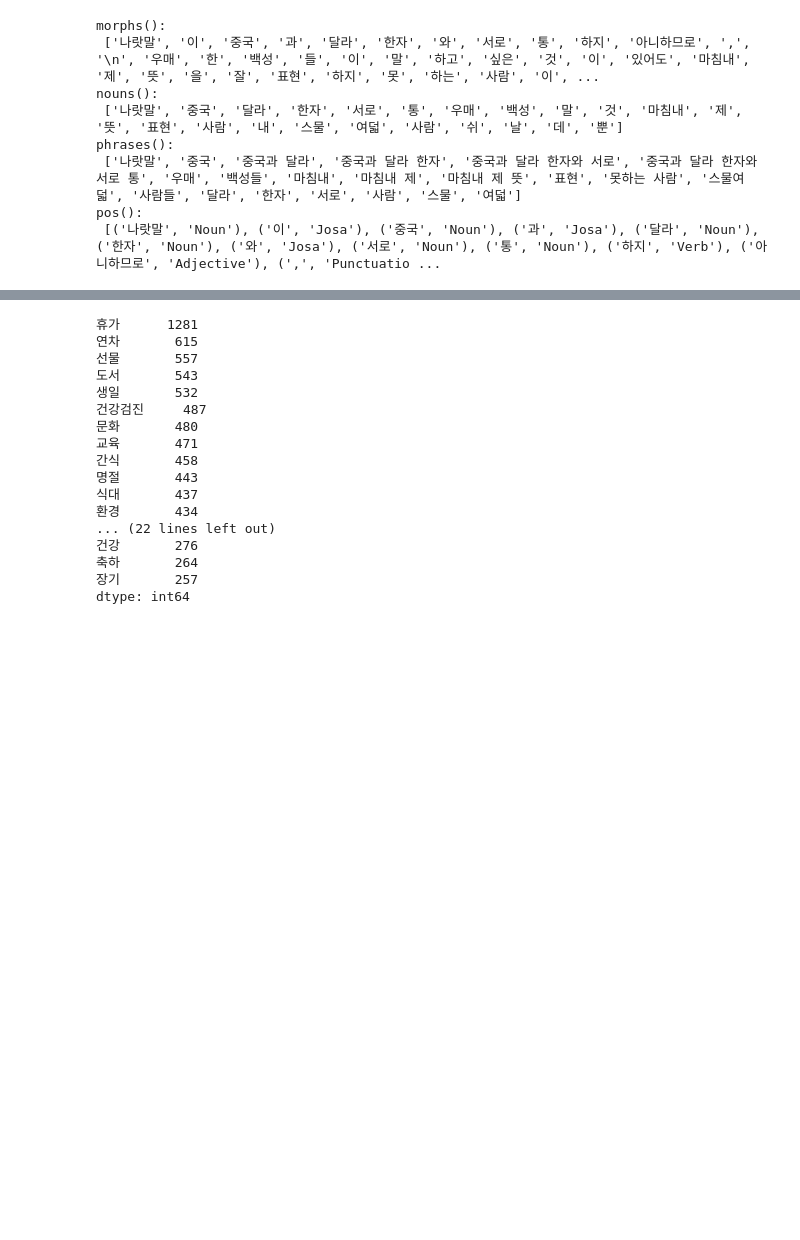
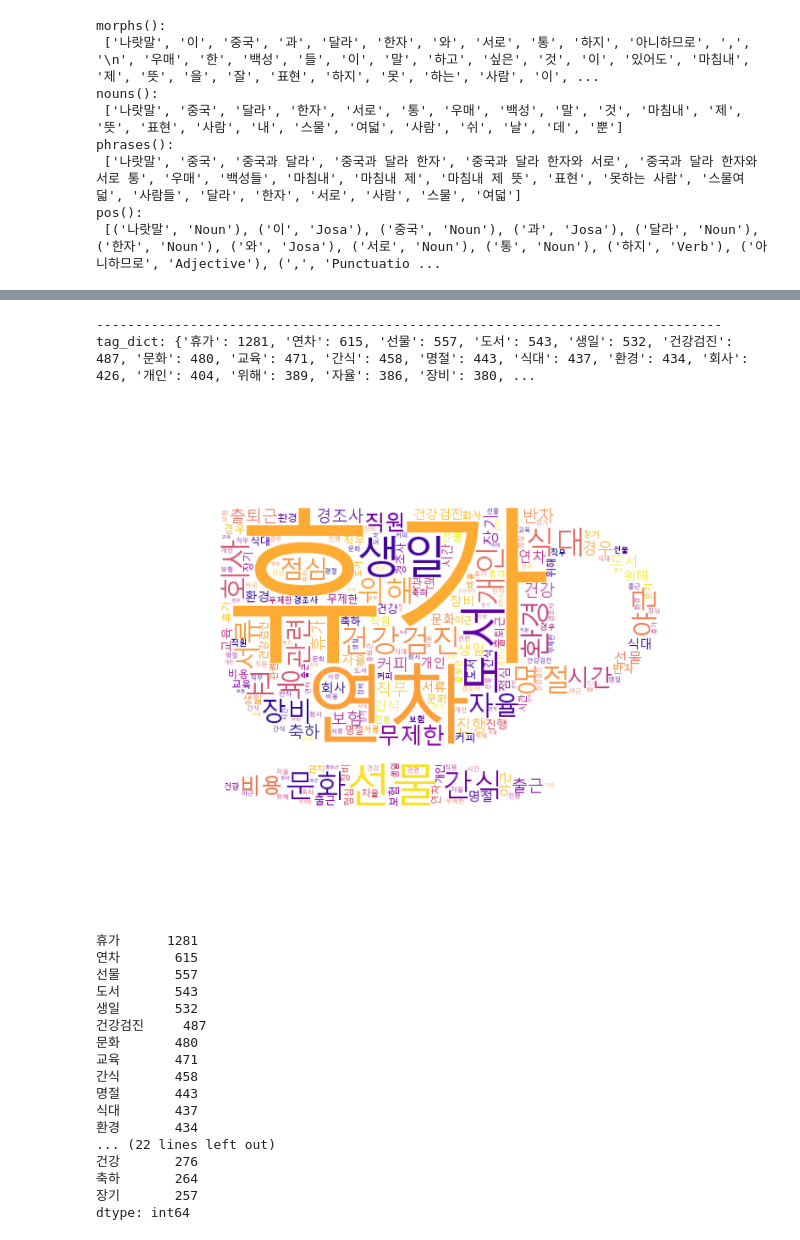
Before and after one commit to matdongsan5/Project, a Jupyter notebook: Crawrl_이정욱/make_wordcolud.ipynb, the cells around one changed output, grey strips where cells are left out. Saved outputs shown, nothing was run; the diff lists cells and outputs as text; code cells hidden in the pictures; blank space fills up the shorter version.

```diff
--- a/Crawrl_이정욱/make_wordcolud.ipynb
+++ b/Crawrl_이정욱/make_wordcolud.ipynb
@@ -277,3 +277,11 @@ tag_dict: {'휴가': 1281, '연차': 615, '선물': 557, '도서': 543, '생일'
+# %%
+stopwords = ['사내','성장','사용','운영','제도','및', '지원', '제공', '복지', '수', '비','등','시','채용','위','팀','혜택','지급','업무','근무']
+# stopwords = []
+make_wordcloud_ph(benefit,stopwords, 50, image1='cup.png')
+# %% [output]
+--------------------------------------------------------------------------------
+tag_dict: {'휴가': 1281, '연차': 615, '선물': 557, '도서': 543, '생일': 532, '건강검진': 487, '문화': 480, '교육': 471, '간식': 458, '명절': 443, '식대': 437, '환경': 434, '회사': 426, '개인': 404, '위해': 389, '자율': 386, '장비': 380, ...
+[figure, added]
 # %%
 fitSR = pd.Series({'휴가': 1281, '연차': 615, '선물': 557, '도서': 543, '생일': 532, '건강검진': 487, '문화': 480, '교육': 471, '간식': 458, '명절': 443, '식대': 437, '환경': 434, '회사': 426, '개인': 404, '위해': 389, '자율': 386, '장비': 380, '서류': 378, '관련': 373, '야근': 367, '점심': 365, '시간': 351, '무제한': 346, '비용': 336, '직원': 327, '경조사': 314, '직무': 310, '진행': 308, '경우': 307, '출근': 305, '보험': 303, '출퇴근': 283, '반차': 279, '커피': 278, '건강': 276, '축하': 264, '장기': 257})
 fitSR
```
Also changed, not shown: parts of 11 cells of this notebook, 14 other files.
